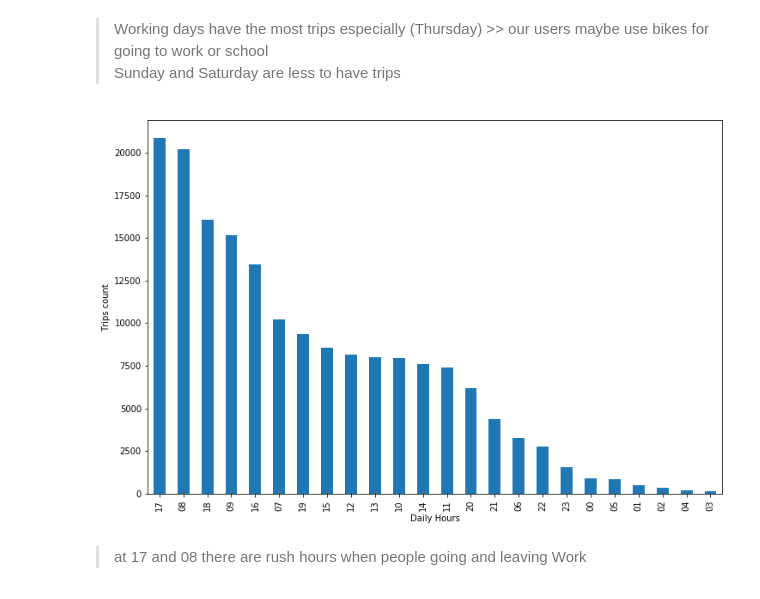
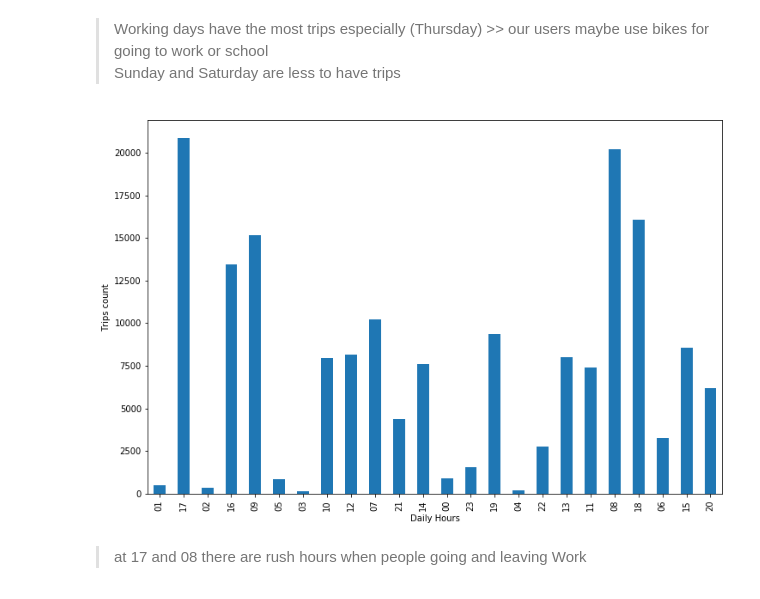
Before and after one commit to AhmedSaeed98/Ford-Go-Bike-Project, a Jupyter notebook: FordGoBike_Exploration.ipynb, the cells around one changed output. Saved outputs shown, nothing was run; the diff lists cells and outputs as text; code cells hidden in the pictures.

```diff
--- a/FordGoBike_Exploration.ipynb
+++ b/FordGoBike_Exploration.ipynb
@@ -267,11 +267,11 @@ Sunday and Saturday are less to have trips
 # %%
 # Rush hours
 plt.figure(figsize=[12, 8]);
-pd.value_counts(df_clean['start_hour_day']).plot.bar()
+df_clean.start_hour_day.value_counts(sort=False).plot.bar()
 plt.xlabel('Daily Hours')
 plt.ylabel('Trips count');
 # %% [output]
-[figure, old version]
+[figure, new version]
 # %% [markdown]
 > at 17 and 08 there are rush hours when people going and leaving Work
 # %%
```
Also changed, not shown: parts of 5 cells of this notebook.
